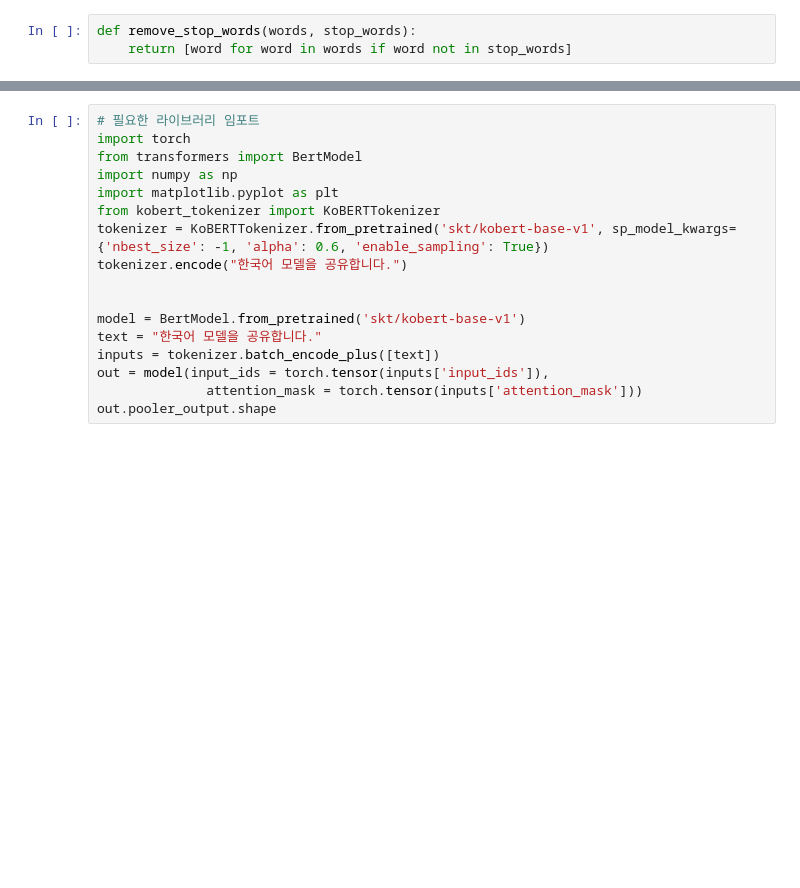
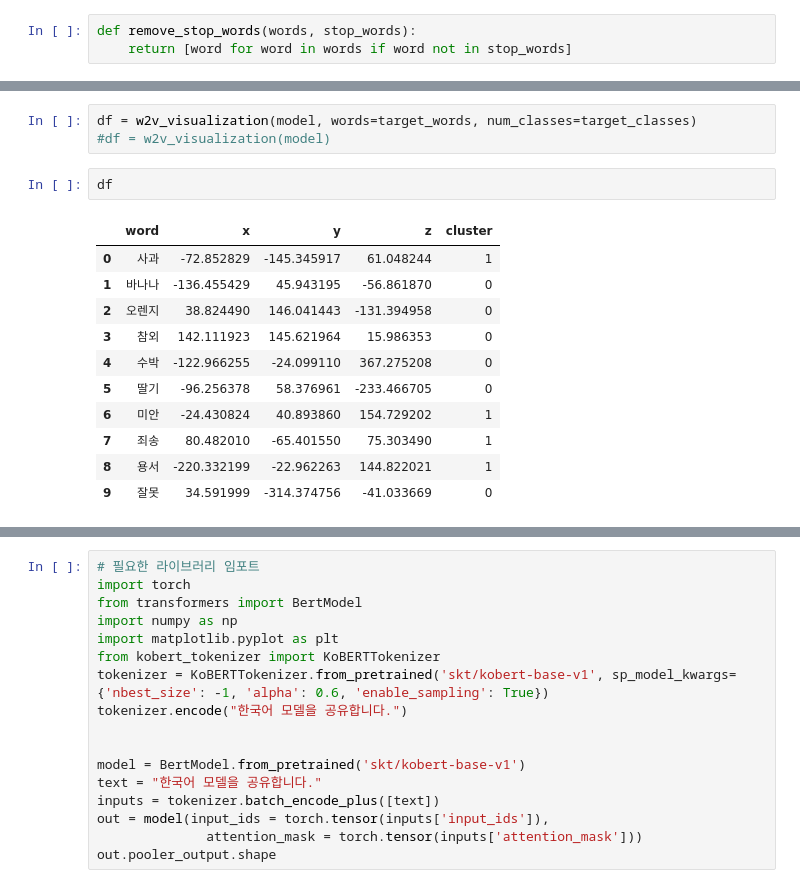
Before and after one commit to irregular6612/w2v-visualization, a Jupyter notebook: main.ipynb, the cells around one changed output, grey strips where cells are left out. Saved outputs shown, nothing was run; the diff lists cells and outputs as text; blank space fills up the shorter version.

```diff
--- a/main.ipynb
+++ b/main.ipynb
@@ -241,0 +744,17 @@ person = ['소녀', '소년', '경찰']
+# %%
+df = w2v_visualization(model, words=target_words, num_classes=target_classes)
+#df = w2v_visualization(model)
+# %%
+df
+# %% [output]
+|  | word | x | y | z | cluster |
+| 0 | 사과 | -72.852829 | -145.345917 | 61.048244 | 1 |
+| 1 | 바나나 | -136.455429 | 45.943195 | -56.861870 | 0 |
+| 2 | 오렌지 | 38.824490 | 146.041443 | -131.394958 | 0 |
+| 3 | 참외 | 142.111923 | 145.621964 | 15.986353 | 0 |
+| 4 | 수박 | -122.966255 | -24.099110 | 367.275208 | 0 |
+| 5 | 딸기 | -96.256378 | 58.376961 | -233.466705 | 0 |
+| 6 | 미안 | -24.430824 | 40.893860 | 154.729202 | 1 |
+| 7 | 죄송 | 80.482010 | -65.401550 | 75.303490 | 1 |
+| 8 | 용서 | -220.332199 | -22.962263 | 144.822021 | 1 |
+| 9 | 잘못 | 34.591999 | -314.374756 | -41.033669 | 0 |
```
Also changed, not shown: parts of 37 cells of this notebook, 18 other files.
